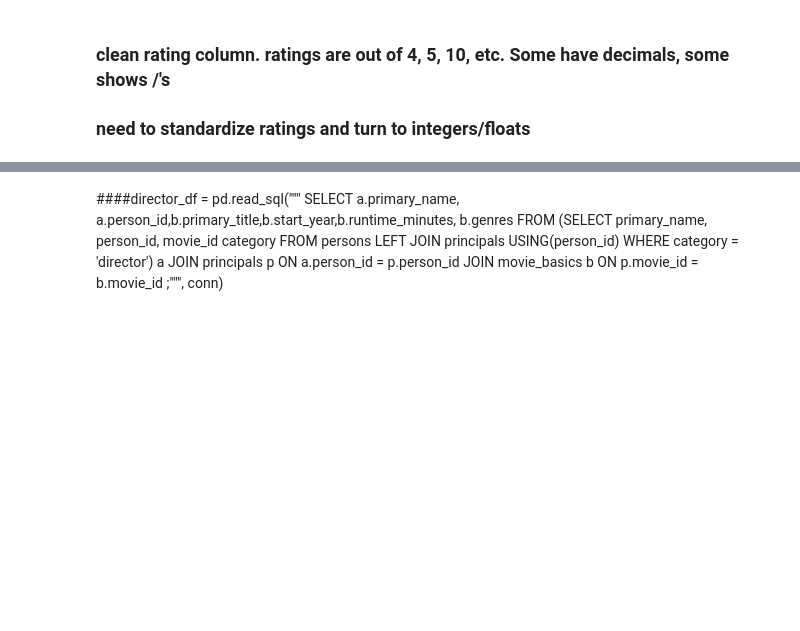
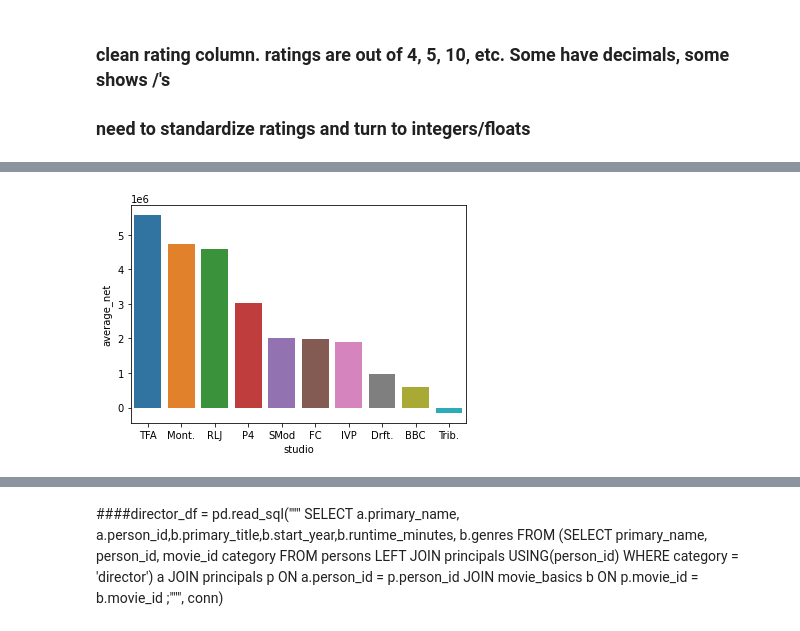
Before and after one commit to ndsecond/capstone-pod-7, a Jupyter notebook: notebooks/prince-dir/prince.ipynb, the cells around one changed output, grey strips where cells are left out. Drawn from its saved outputs; the diff is of its cells as text; code cells hidden in the pictures; blank space fills up the shorter version.

```diff
--- a/notebooks/prince-dir/prince.ipynb
+++ b/notebooks/prince-dir/prince.ipynb
@@ -138,0 +161,13 @@ pandas
+# %%
+#grouping by studios by production cost
+studio_cost = bom_budgets.groupby("studio")['production_budget'].mean().to_frame(name = 'average_cost').reset_index()
+#creating_quartiles
+#studio_cost['average_cost'].quantile([0.25, 0.5, 0.75])
+# %%
+# Selecting only studios in the 25th quartile or lower
+low_budget_studios = studio_cost[studio_cost['average_cost'] <= 6407142.857]
+list_low = list(low_budget_studios['studio'])
+low_cost_studios = bom_budgets[bom_budgets['studio'] == 'Viv' ]
+# %%
+for i in list_low:
+    low_cost_studios = bom_budgets[bom_budgets['studio'] ==  i].append(low_cost_studios)
@@ -138,0 +194,4 @@ pandas
+# %%
+pd.set_option('display.float_format', lambda x: '%.3f' % x)
+low_net_studio = low_cost_studios.groupby("studio")['net'].mean().to_frame(name = 'average_net').reset_index()
+top10_low = low_net_studio.sort_values(by=['average_net'], ascending= False, na_position='first').head(10)
@@ -138,0 +212,8 @@ pandas
+# %%
+import seaborn as sns
+import matplotlib.pyplot as plt
+
+sns.barplot(data=top10_low, x='studio', y='average_net')
+plt.show()
+# %% [output]
+[figure, added]
```
Also changed, not shown: parts of 44 cells of this notebook, 1 other file.
